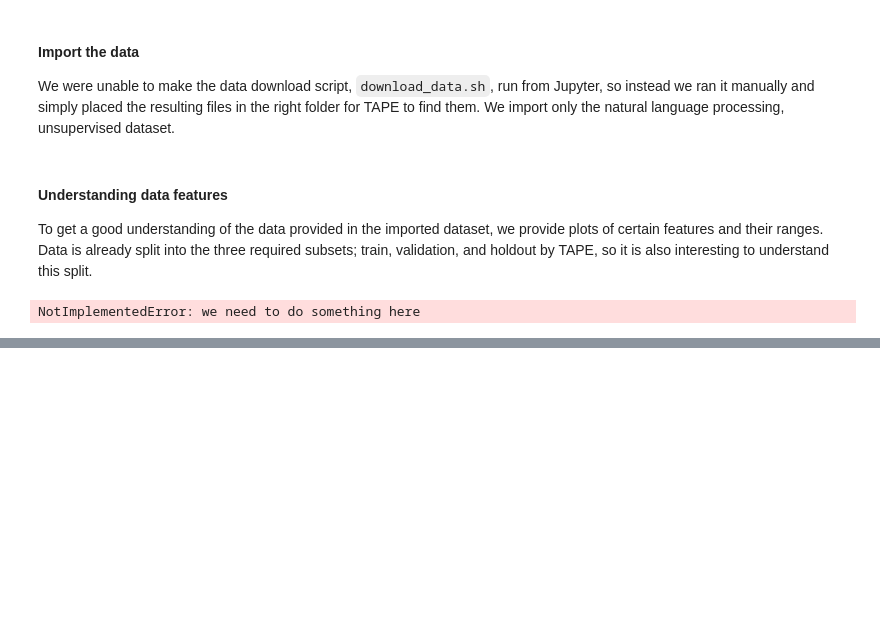
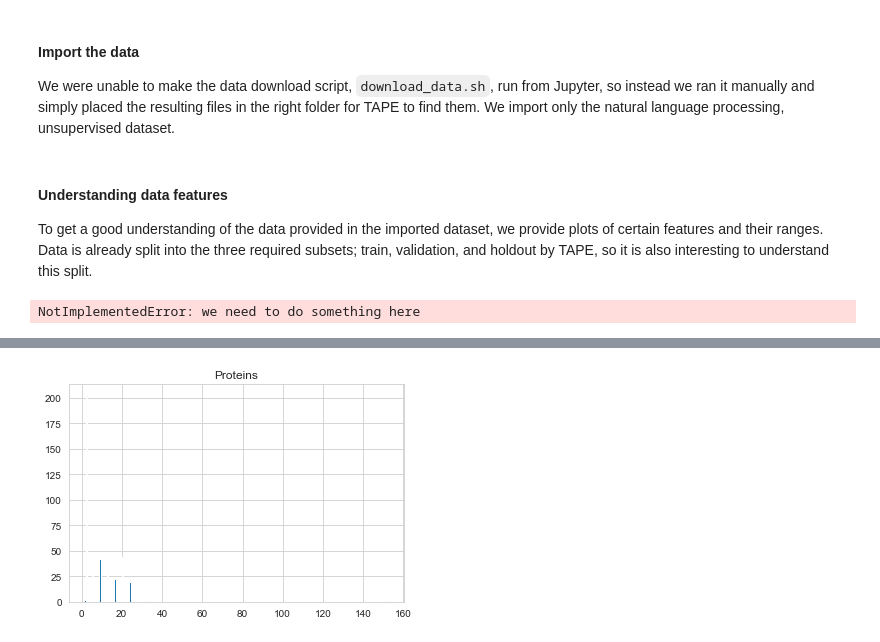
Before and after one commit to hansemandse/prowave, a Jupyter notebook: src/EXE.ipynb, the cells around one changed output, grey strips where cells are left out. Cells and saved outputs as stored; diff of their text form; code cells hidden in the pictures; blank space fills up the shorter version.

```diff
--- a/src/EXE.ipynb
+++ b/src/EXE.ipynb
@@ -46,0 +107,8 @@ NotImplementedError: we need to do something here
+# %%
+#Holdout data language model
+_ = plt.hist(np.holdout_data[1], bins='auto')  # arguments are passed to np.histogram
+plt.title("Proteins")
+plt.Text(0.5, 1.0, "Histogram with 'auto' bins")
+plt.show()
+# %% [output]
+[figure, added]
```
Also changed, not shown: parts of 6 cells of this notebook.
